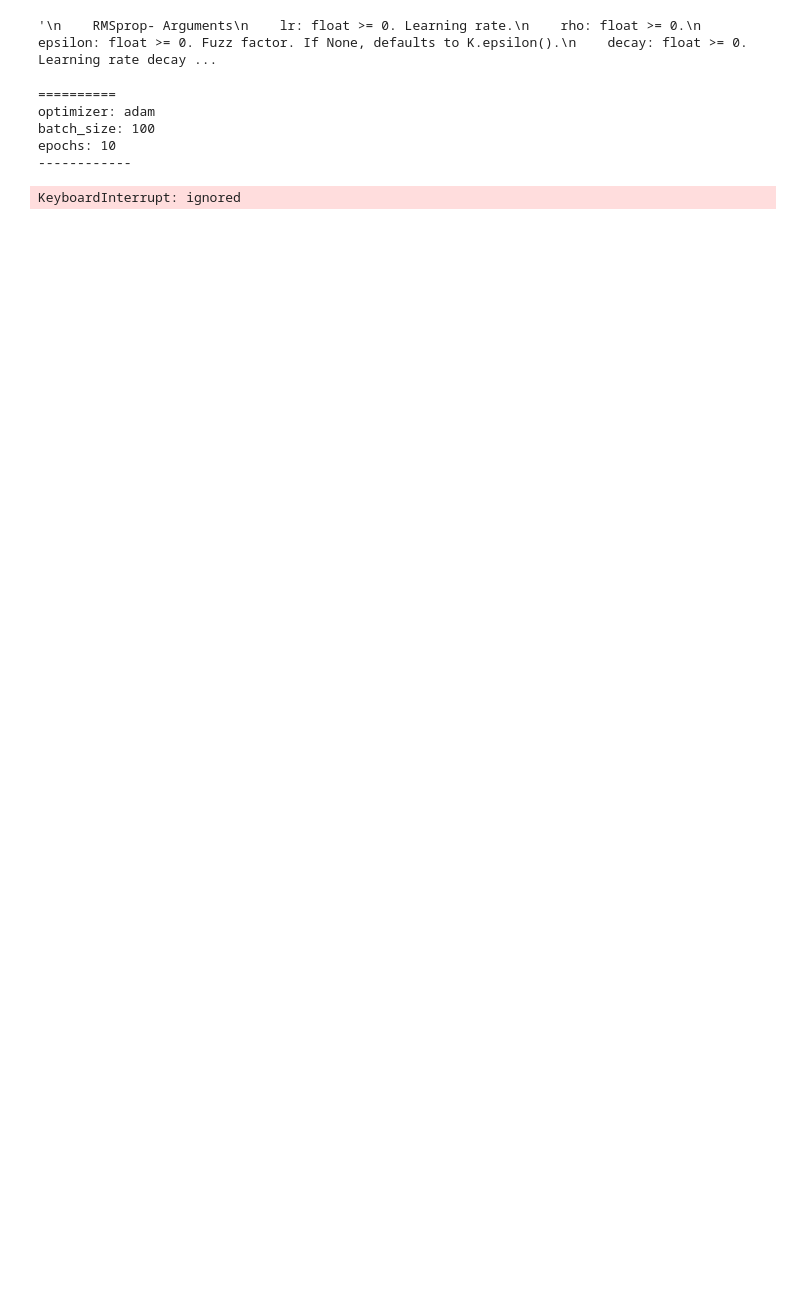
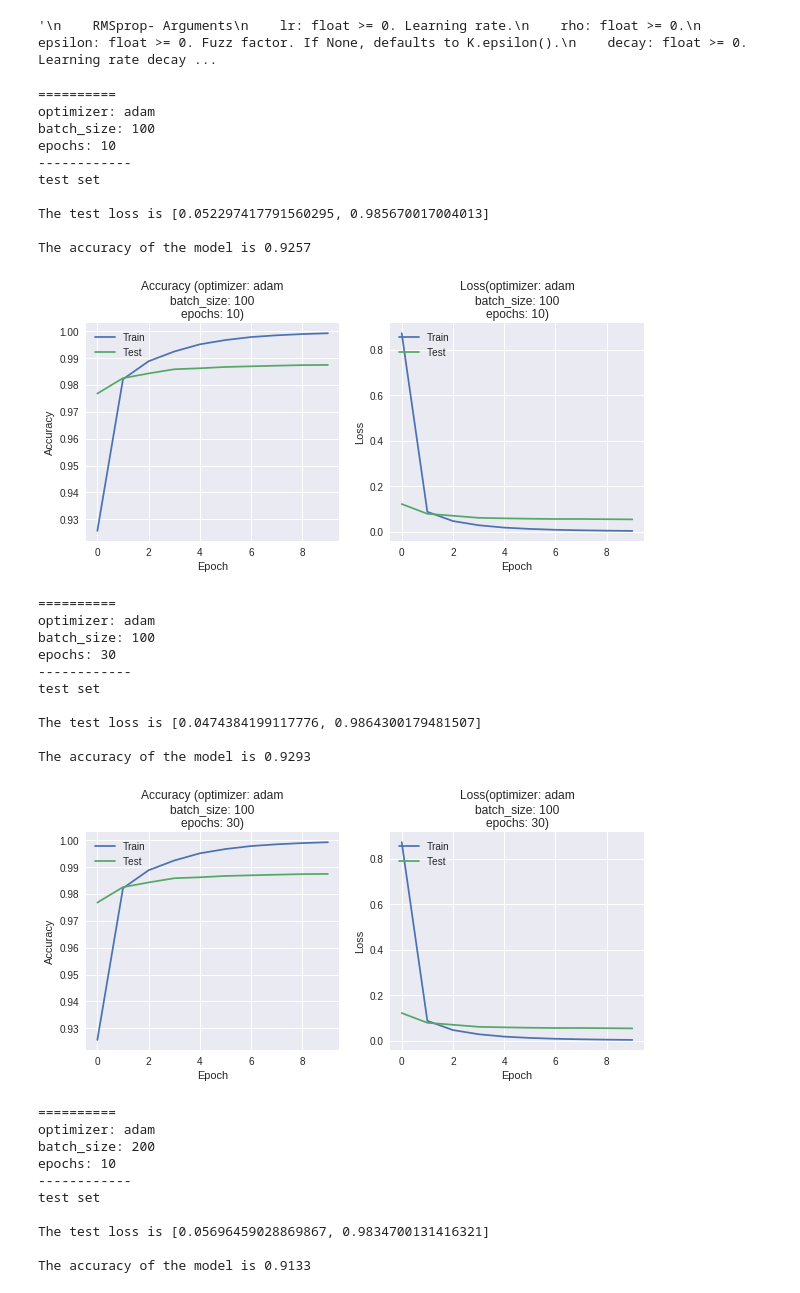
Before and after one commit to kvzl/ML100-Days, a Jupyter notebook: homework/Day_076_Optimizer_HW.ipynb, the cells around one changed output. Cells and saved outputs as stored; diff of their text form; code cells hidden in the pictures; blank space fills up the shorter version.

```diff
--- a/homework/Day_076_Optimizer_HW.ipynb
+++ b/homework/Day_076_Optimizer_HW.ipynb
@@ -36,11 +38,9 @@ import matplotlib.pyplot as plt
 def create_model():
     model = Sequential()
 
-    model.add(Dense(500, activation='relu', input_shape=(784,))) # 輸入層，28*28=784
+    model.add(Dense(32, activation='relu', input_shape=(784,))) # 輸入層，28*28=784
 
-    model.add(Dense(500, activation='relu')) # 隱藏層節點500個
-    model.add(Dense(500, activation='relu')) # 隱藏層節點500個
-    model.add(Dense(500, activation='relu')) # 隱藏層節點500個
+    model.add(Dense(32, activation='relu')) # 隱藏層節點500個
 
     model.add(Dense(10, activation='softmax')) # 輸出結果是10個類別，所以維度是10
 
@@ -116,6 +112,7 @@ class OptimizerTest:
         self.optimizer = optimizer
         self.batch_size = batch_size
         self.epochs = epochs
+        self.history = None
 
     def fit(self, input):
         '''
@@ -132,7 +129,7 @@ class OptimizerTest:
             metrics=['accuracy']
         )
 
-        return self.model.fit(
+        self.history = self.model.fit(
             X_train,
             Y_train,
             batch_size=self.batch_size,
@@ -161,3 +158,25 @@ class OptimizerTest:
         result_bool = numpy.equal(result_max, test_max)
         true_num = numpy.sum(result_bool)
         print ('The accuracy of the model is {}'.format(true_num / len(result_bool)))
+
+    def plot(self):
+        title = '(optimizer: {}\nbatch_size: {}\nepochs: {})'.format(self.optimizer, self.batch_size, self.epochs)
+        fig, ax = plt.subplots(1, 2, figsize=(10, 4))
+
+        # Plot training & validation accuracy values
+        ax[0].plot(history.history['acc'])
+        ax[0].plot(history.history['val_acc'])
+        ax[0].set_title('Accuracy ' + title)
+        ax[0].set_ylabel('Accuracy')
+        ax[0].set_xlabel('Epoch')
+        ax[0].legend(['Train', 'Test'], loc='upper left')
+
+        # Plot training & validation loss values
+        ax[1].plot(history.history['loss'])
+        ax[1].plot(history.history['val_loss'])
+        ax[1].set_title('Loss' + title)
+        ax[1].set_ylabel('Loss')
+        ax[1].set_xlabel('Epoch')
+        ax[1].legend(['Train', 'Test'], loc='upper left')
+
+        plt.show()
@@ -187,26 +185,52 @@ def plot(history):
 # %%
 X_train, Y_train, X_test, Y_test = get_data()
 
 for optimizer in ['adam', 'sgd', 'rmsprop']:
-    for batch_size in [100, 200, 300]:
+    for batch_size in [100, 200, 400]:
         for epochs in [10, 30]:
             print('==========')
             print('optimizer: {}\nbatch_size: {}\nepochs: {}'.format(optimizer, batch_size, epochs))
             print('------------')
 
             test = OptimizerTest(
                 optimizer=optimizer,
                 batch_size=batch_size,
                 epochs=epochs
             )
 
-            history = test.fit((X_train, Y_train))
+            test.fit((X_train, Y_train))
             test.evaluate((X_test, Y_test))
-            plot(history)
+            test.plot()
 # %% [output]
 ==========
 optimizer: adam
 batch_size: 100
 epochs: 10
 ------------
+test set
+
+The test loss is [0.052297417791560295, 0.985670017004013]
+
+The accuracy of the model is 0.9257
+[figure, added]
-KeyboardInterrupt: ignored
+==========
+optimizer: adam
+batch_size: 100
+epochs: 30
+------------
+test set
+
+The test loss is [0.0474384199117776, 0.9864300179481507]
+
+The accuracy of the model is 0.9293
+[figure, added]
+==========
+optimizer: adam
+batch_size: 200
+epochs: 10
+------------
+test set
+
+The test loss is [0.05696459028869867, 0.9834700131416321]
+
+The accuracy of the model is 0.9133
```
Also changed, not shown: parts of 4 cells of this notebook.
